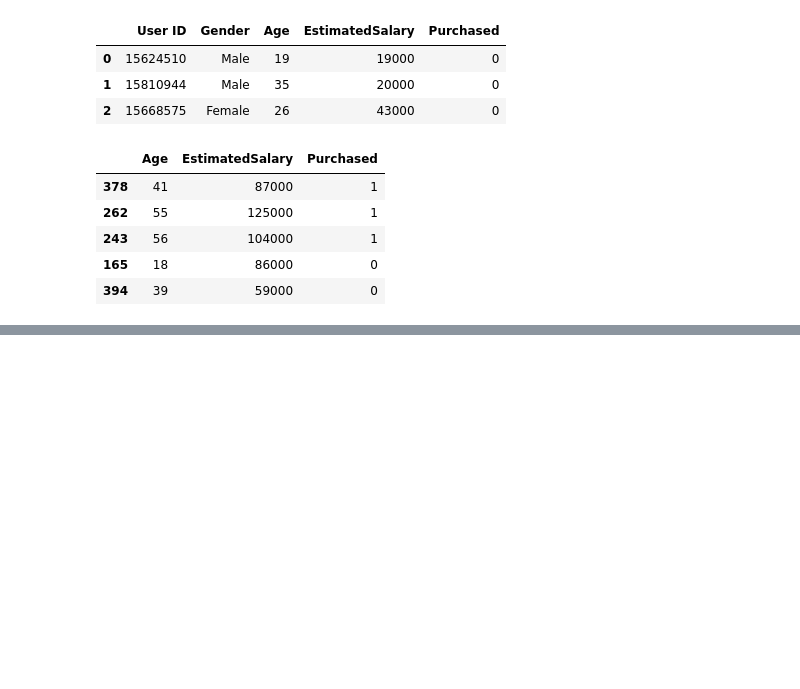
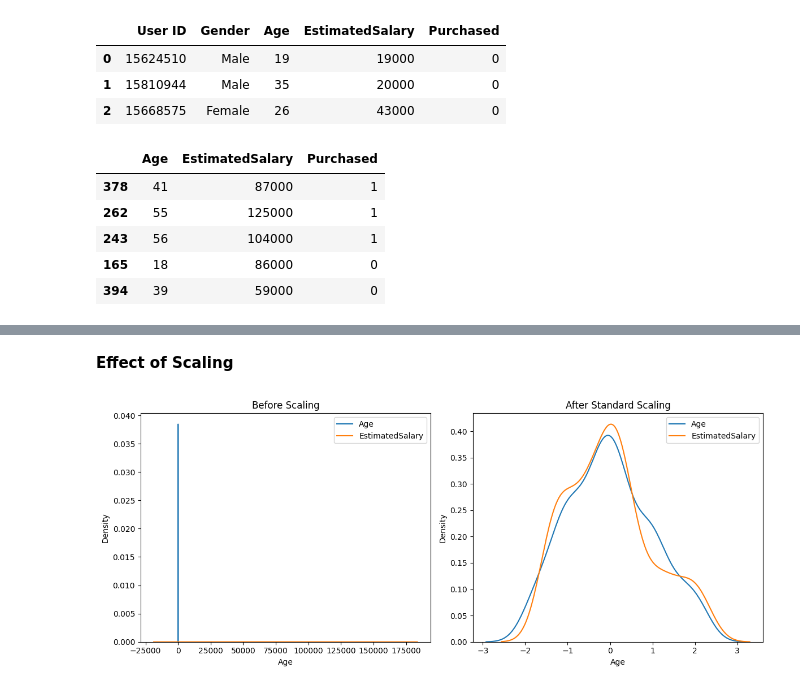
Before and after one commit to samiha-mahin/Data-Analysis, a Jupyter notebook: Feature_Engineering.ipynb, the cells around one changed output, grey strips where cells are left out. Saved outputs shown, nothing was run; the diff lists cells and outputs as text; code cells hidden in the pictures; blank space fills up the shorter version.

```diff
--- a/Feature_Engineering.ipynb
+++ b/Feature_Engineering.ipynb
@@ -75,0 +105,4 @@ df.sample(5)
+# %%
+from sklearn.model_selection import train_test_split
+x_train, x_test , y_test , y_train = train_test_split(df.drop('Purchased', axis=1), df['Purchased'], test_size=0.3, random_state=0)
+x_train.shape, x_test.shape
@@ -75,0 +113,9 @@ df.sample(5)
+# %%
+from sklearn.preprocessing import StandardScaler
+scaler = StandardScaler()
+# fit the scaler to the train set, it will learn the parameters
+scaler.fit(x_train)
+
+# transform train and test sets
+X_train_scaled = scaler.transform(x_train)
+X_test_scaled = scaler.transform(x_test)
@@ -75,0 +202,3 @@ df.sample(5)
+# %%
+X_train_scaled = pd.DataFrame(X_train_scaled, columns=x_train.columns)
+X_test_scaled = pd.DataFrame(X_test_scaled, columns=x_test.columns)
@@ -75,0 +229,22 @@ df.sample(5)
+# %% [markdown]
+**Effect of Scaling**
+# %%
+fig, (ax1, ax2) = plt.subplots(ncols=2, figsize=(12, 5))
+
+# Before scaling
+ax1.set_title('Before Scaling')
+sns.kdeplot(x_train['Age'], ax=ax1, label='Age')
+sns.kdeplot(x_train['EstimatedSalary'], ax=ax1, label='EstimatedSalary')
+ax1.legend()
+
+
+# After scaling
+ax2.set_title('After Standard Scaling')
+sns.kdeplot(X_train_scaled['Age'], ax=ax2, label='Age')
+sns.kdeplot(X_train_scaled['EstimatedSalary'], ax=ax2, label='EstimatedSalary')
+ax2.legend()
+
+plt.tight_layout()
+plt.show()
+# %% [output]
+[figure, added]
```
Also changed, not shown: parts of 25 cells of this notebook.
